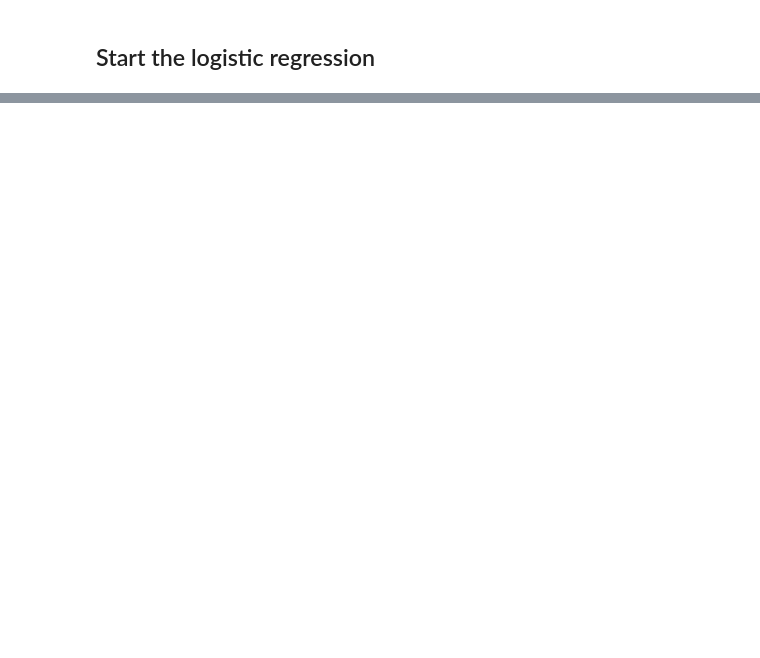
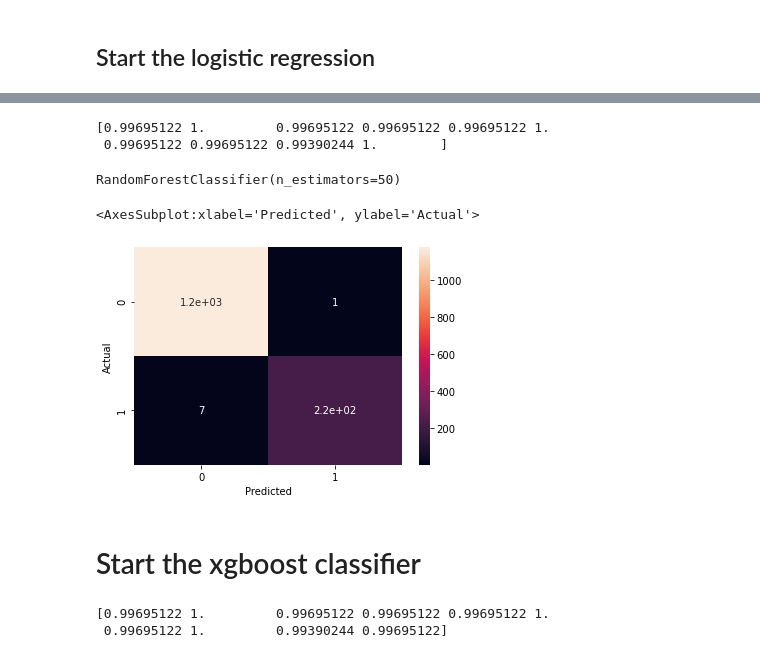
Before and after one commit to chrolss/how-to-ml, a Jupyter notebook: validation/How to validate a model.ipynb, the cells around one changed output, grey strips where cells are left out. Cells and saved outputs as stored; diff of their text form; code cells hidden in the pictures; blank space fills up the shorter version.

```diff
--- a/validation/How to validate a model.ipynb
+++ b/validation/How to validate a model.ipynb
@@ -37,0 +142,21 @@ Name: Hazardous, dtype: float64
+# %%
+rf = RandomForestClassifier(n_estimators=50)
+scores = cross_val_score(rf, X_train, y_train, cv=10)
+print(scores)
+# %% [output]
+[0.99695122 1.         0.99695122 0.99695122 0.99695122 1.
+ 0.99695122 0.99695122 0.99390244 1.        ]
+# %%
+rf.fit(X_train, y_train)
+# %% [output]
+RandomForestClassifier(n_estimators=50)
+# %%
+p2 = rf.predict(X_val)
+# %%
+confusion_matrix = pd.crosstab(y_val, p2, rownames=['Actual'], colnames=['Predicted'])
+sns.heatmap(confusion_matrix, annot=True)
+# %% [output]
+<AxesSubplot:xlabel='Predicted', ylabel='Actual'>
+[figure, added]
+# %% [markdown]
+# Start the xgboost classifier
@@ -37,0 +165,7 @@ Name: Hazardous, dtype: float64
+# %%
+xgb = XGBClassifier()
+xscores = cross_val_score(xgb, X_train, y_train, cv=10)
+print(xscores)
+# %% [output]
+[0.99695122 1.         0.99695122 0.99695122 0.99695122 1.
+ 0.99695122 1.         0.99390244 0.99695122]
```
Also changed, not shown: parts of 26 cells of this notebook.
